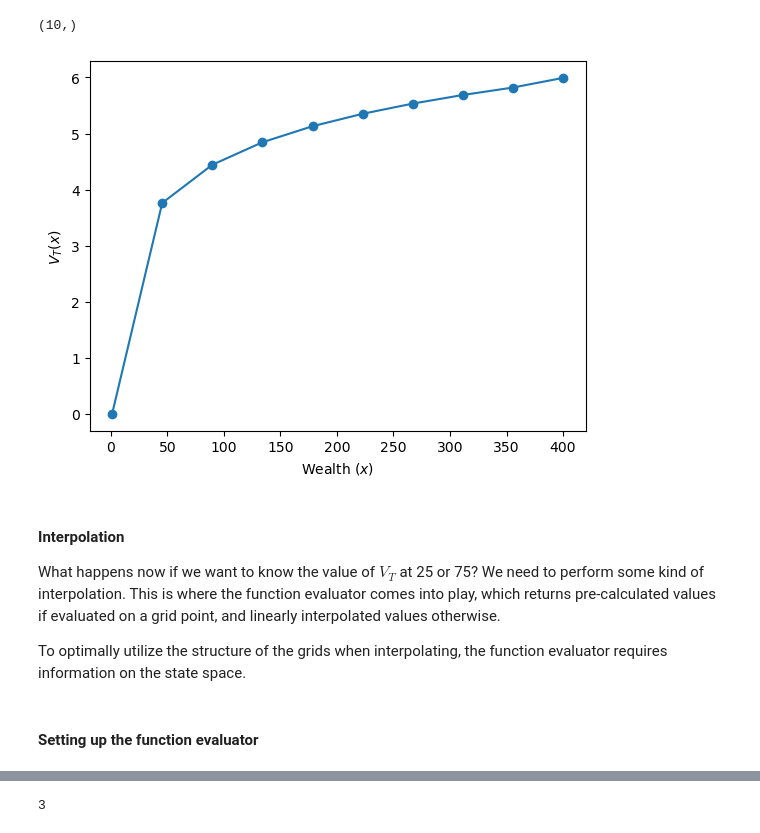
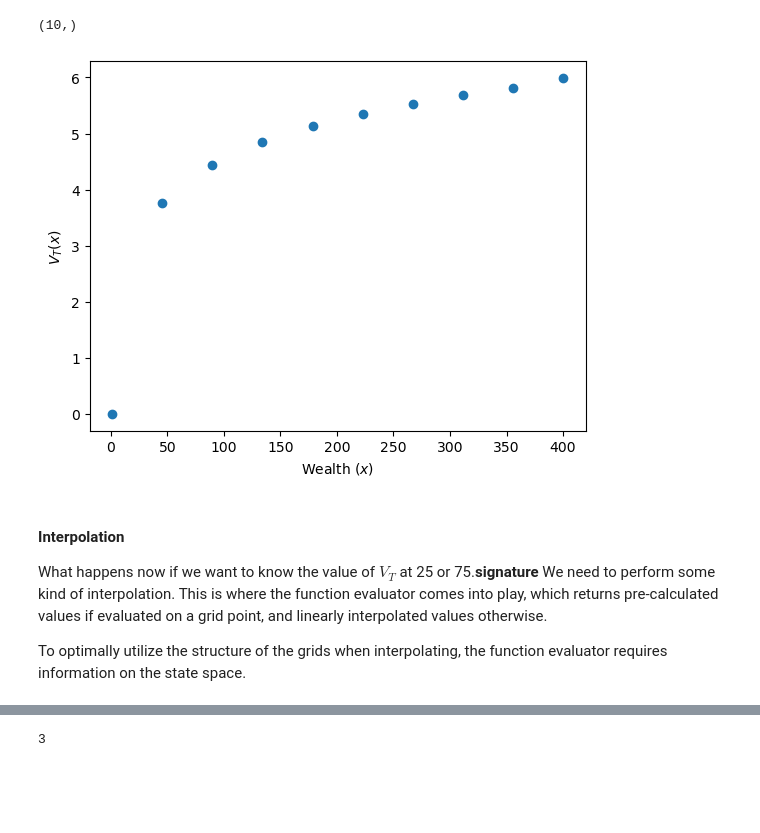
Before and after one commit to OpenSourceEconomics/lcm, a Jupyter notebook: explanations/function_evaluator.ipynb, the cells around one changed output, grey strips where cells are left out. Cells and saved outputs as stored; diff of their text form; code cells hidden in the pictures; blank space fills up the shorter version.

```diff
--- a/explanations/function_evaluator.ipynb
+++ b/explanations/function_evaluator.ipynb
@@ -181,19 +181,18 @@ vf_arr.shape
 # %%
 import matplotlib.pyplot as plt
 
 wealth_grid = processed_model.grids["wealth"]
 
-plt.plot(wealth_grid, vf_arr)
 plt.scatter(wealth_grid, vf_arr)
 plt.xlabel("Wealth ($x$)")
 plt.ylabel("$V_T(x)$")
 plt.show()
 # %% [output]
-[figure, old version]
+[figure, new version]
 # %% [markdown]
 #### Interpolation
 
-What happens now if we want to know the value of $V_T$ at 25 or 75? We need to perform
+What happens now if we want to know the value of $V_T$ at 25 or 75.__signature__ We need to perform
 some kind of interpolation. This is where the function evaluator comes into play, which
 returns pre-calculated values if evaluated on a grid point, and linearly interpolated
 values otherwise.
@@ -210,5 +209,3 @@ space_info = create_state_choice_space(
     is_last_period=True,
     jit_filter=False,
 )[1]
-# %% [markdown]
-#### Setting up the function evaluator
```
Also changed, not shown: parts of 33 cells of this notebook.
